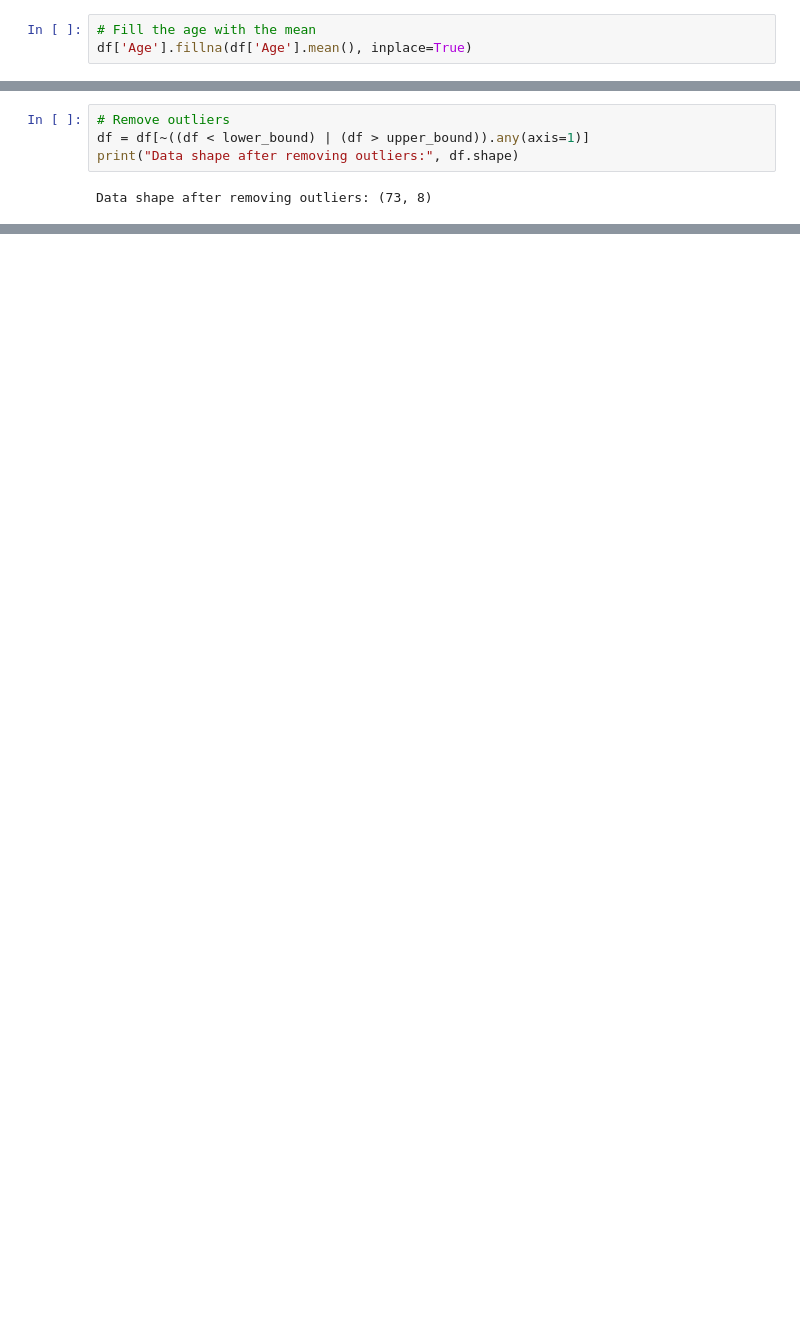
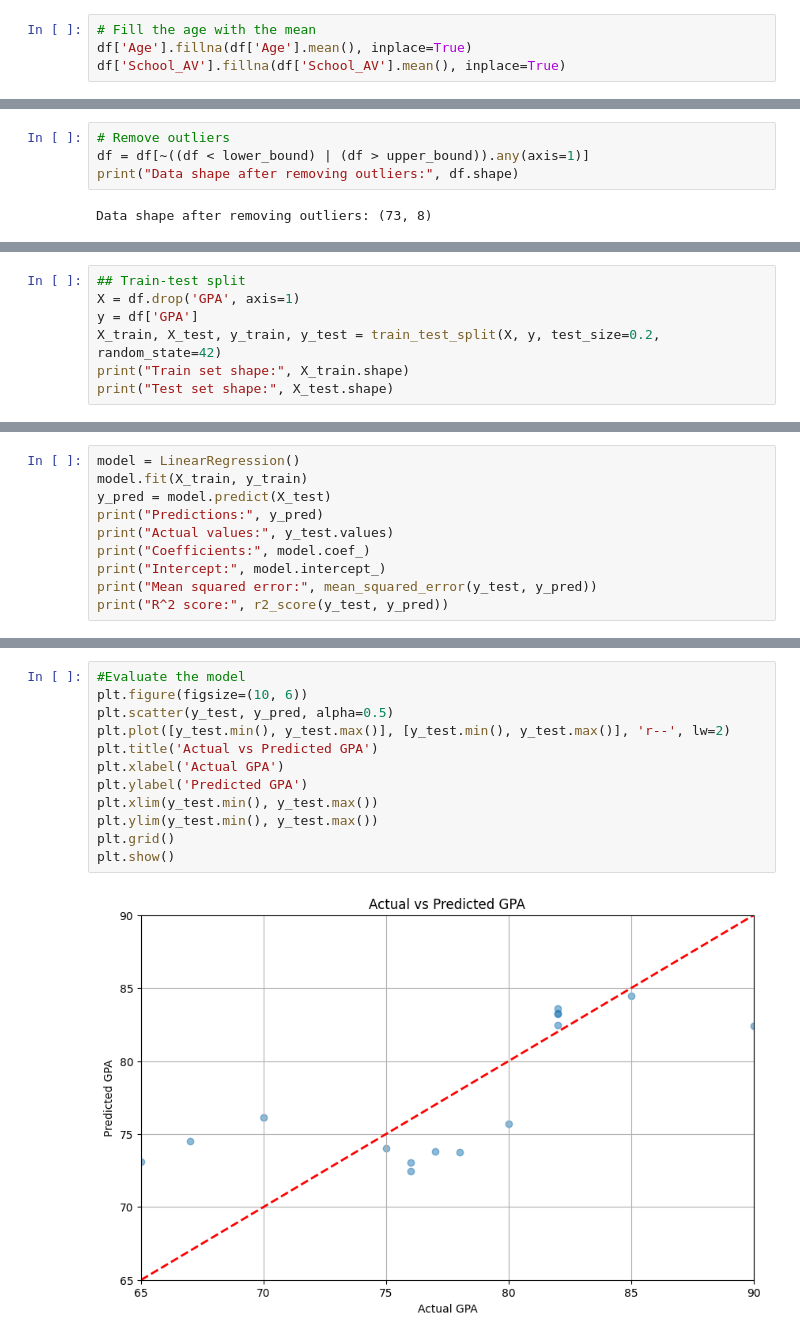
Before and after one commit to jamdhz/GPA-Linear, a Jupyter notebook: GPALinear.ipynb, the cells around one changed output, grey strips where cells are left out. Saved outputs shown, nothing was run; the diff lists cells and outputs as text; blank space fills up the shorter version.

Commit message:
Preprocess + Train + Exported Model 1

```diff
--- a/GPALinear.ipynb
+++ b/GPALinear.ipynb
@@ -76,6 +76,7 @@ dtype: int64
 # %%
 # Fill the age with the mean
 df['Age'].fillna(df['Age'].mean(), inplace=True)
+df['School_AV'].fillna(df['School_AV'].mean(), inplace=True)
 # %% [output]
 The behavior will change in pandas 3.0. This inplace method will never work because the intermediate object on which we are setting values always behaves as a copy.
 
@@ -245,0 +267,7 @@ Data shape after removing outliers: (73, 8)
+# %%
+## Train-test split
+X = df.drop('GPA', axis=1)
+y = df['GPA']
+X_train, X_test, y_train, y_test = train_test_split(X, y, test_size=0.2, random_state=42)
+print("Train set shape:", X_train.shape)
+print("Test set shape:", X_test.shape)
@@ -245,0 +277,10 @@ Data shape after removing outliers: (73, 8)
+# %%
+model = LinearRegression()
+model.fit(X_train, y_train)
+y_pred = model.predict(X_test)
+print("Predictions:", y_pred)
+print("Actual values:", y_test.values)
+print("Coefficients:", model.coef_)
+print("Intercept:", model.intercept_)
+print("Mean squared error:", mean_squared_error(y_test, y_pred))
+print("R^2 score:", r2_score(y_test, y_pred))
@@ -245,0 +299,14 @@ Data shape after removing outliers: (73, 8)
+# %%
+#Evaluate the model
+plt.figure(figsize=(10, 6))
+plt.scatter(y_test, y_pred, alpha=0.5)
+plt.plot([y_test.min(), y_test.max()], [y_test.min(), y_test.max()], 'r--', lw=2)
+plt.title('Actual vs Predicted GPA')
+plt.xlabel('Actual GPA')
+plt.ylabel('Predicted GPA')
+plt.xlim(y_test.min(), y_test.max())
+plt.ylim(y_test.min(), y_test.max())
+plt.grid()
+plt.show()
+# %% [output]
+[figure, added]
```
Also changed, not shown: parts of 11 cells of this notebook, 1 other file.
